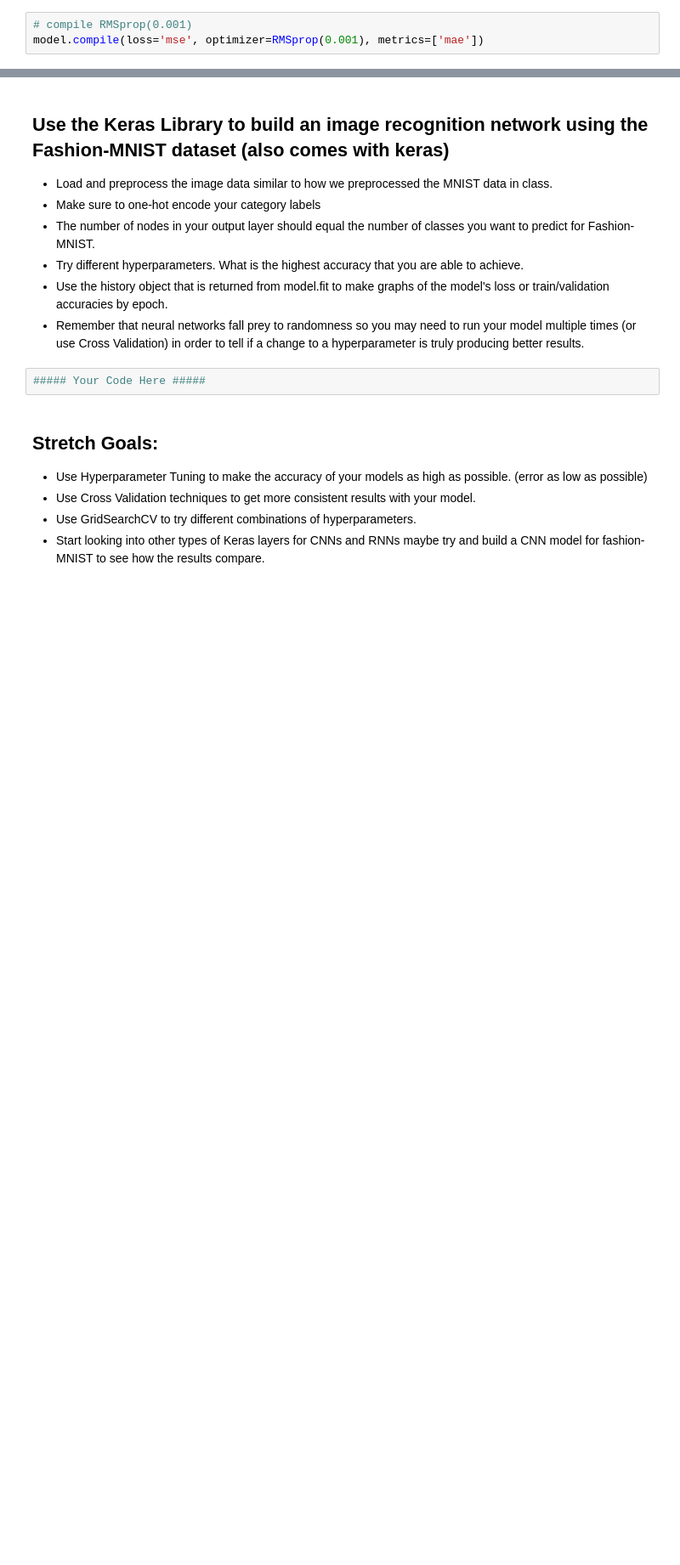
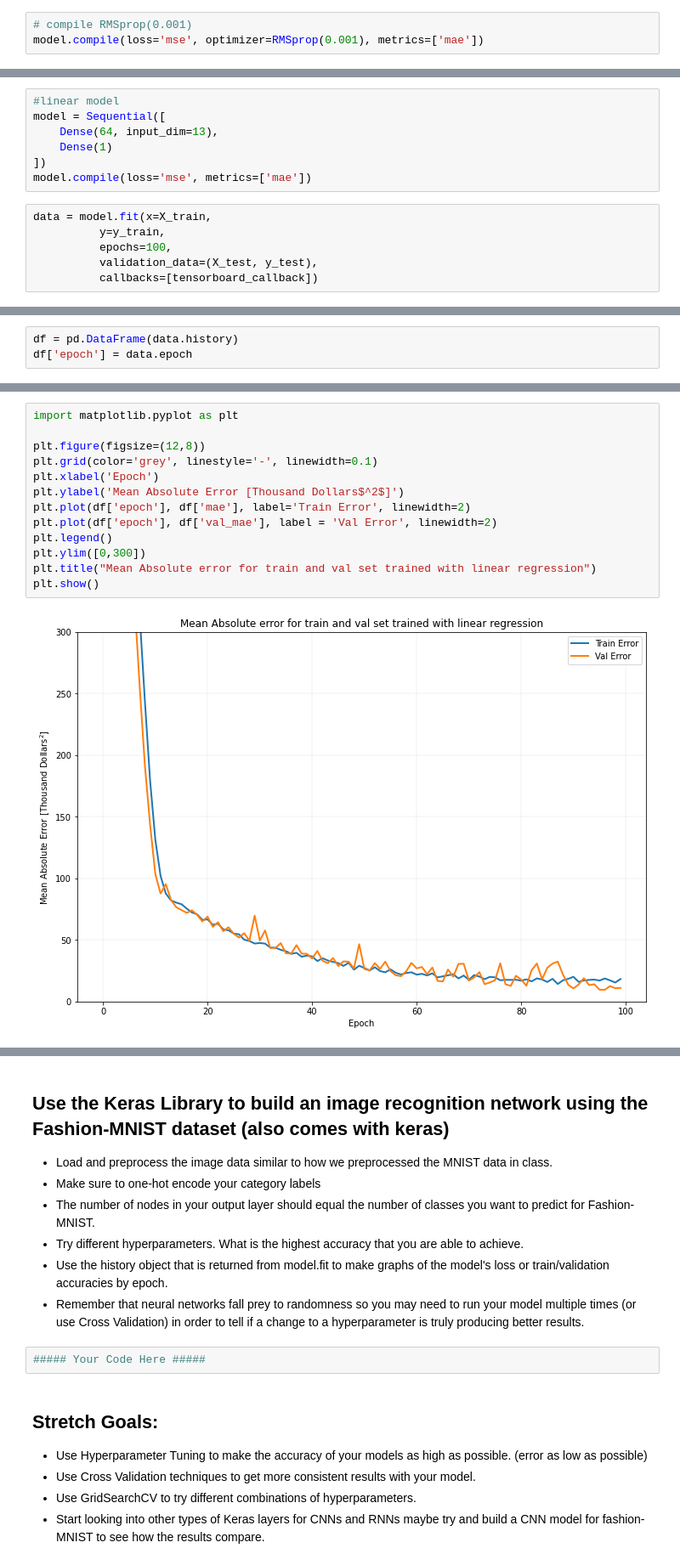
Before and after one commit to tigju/DS-Unit-4-Sprint-2-Neural-Networks, a Jupyter notebook: module3-Intro-to-Keras/LS_DS_423_Keras_Assignment.ipynb, the cells around one changed output, grey strips where cells are left out. Shown: that part at 85% size. Drawn from its saved outputs; the diff is of its cells as text; blank space fills up the shorter version.

```diff
--- a/module3-Intro-to-Keras/LS_DS_423_Keras_Assignment.ipynb
+++ b/module3-Intro-to-Keras/LS_DS_423_Keras_Assignment.ipynb
@@ -154,0 +230,13 @@ Epoch 20/300
+# %%
+#linear model
+model = Sequential([
+    Dense(64, input_dim=13),
+    Dense(1)
+])
+model.compile(loss='mse', metrics=['mae'])
+# %%
+data = model.fit(x=X_train,
+          y=y_train,
+          epochs=100,
+          validation_data=(X_test, y_test),
+          callbacks=[tensorboard_callback])
@@ -154,0 +266,3 @@ Epoch 20/300
+# %%
+df = pd.DataFrame(data.history)
+df['epoch'] = data.epoch
@@ -154,0 +285,15 @@ Epoch 20/300
+# %%
+import matplotlib.pyplot as plt
+
+plt.figure(figsize=(12,8))
+plt.grid(color='grey', linestyle='-', linewidth=0.1)
+plt.xlabel('Epoch')
+plt.ylabel('Mean Absolute Error [Thousand Dollars$^2$]')
+plt.plot(df['epoch'], df['mae'], label='Train Error', linewidth=2)
+plt.plot(df['epoch'], df['val_mae'], label = 'Val Error', linewidth=2)
+plt.legend()
+plt.ylim([0,300])
+plt.title("Mean Absolute error for train and val set trained with linear regression")
+plt.show()
+# %% [output]
+[figure, added]
```
Also changed, not shown: parts of 14 cells of this notebook.
